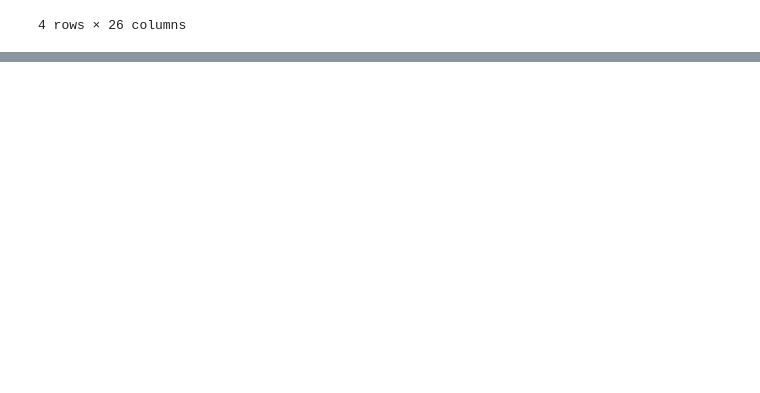
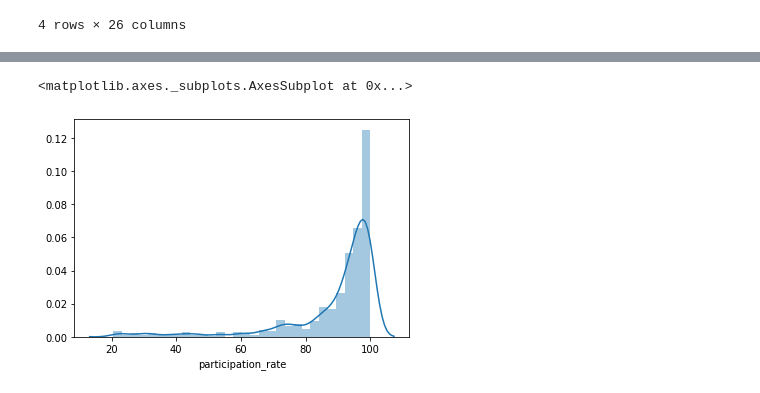
Before and after one commit to A-Hanson/2019-cmas-district-data-dive, a Jupyter notebook: src/capstone_one_initial_data_vis.ipynb, the cells around one changed output, grey strips where cells are left out. Cells and saved outputs as stored; diff of their text form; code cells hidden in the pictures; blank space fills up the shorter version.

```diff
--- a/src/capstone_one_initial_data_vis.ipynb
+++ b/src/capstone_one_initial_data_vis.ipynb
@@ -95,0 +174,5 @@ df_sch_dist.describe()
+# %%
+plt.style.use('ggplot')
+fig, ax = plt.subplots(1,1, figsize = (12, 8)
+ax.hist(d_df['participation_rate'], bins=50)
+plt.show()
@@ -95,0 +181,6 @@ df_sch_dist.describe()
+# %%
+import seaborn as sns
+sns.distplot(d_df['participation_rate'])
+# %% [output]
+<matplotlib.axes._subplots.AxesSubplot at 0x...>
+[figure, added]
```
Also changed, not shown: parts of 9 cells of this notebook, 4 other files.
